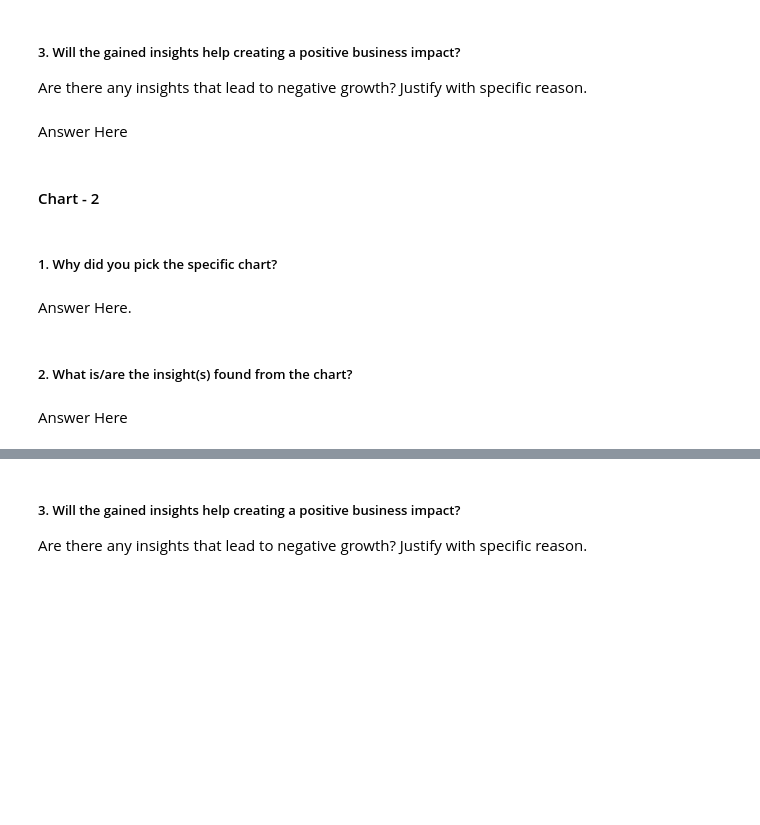
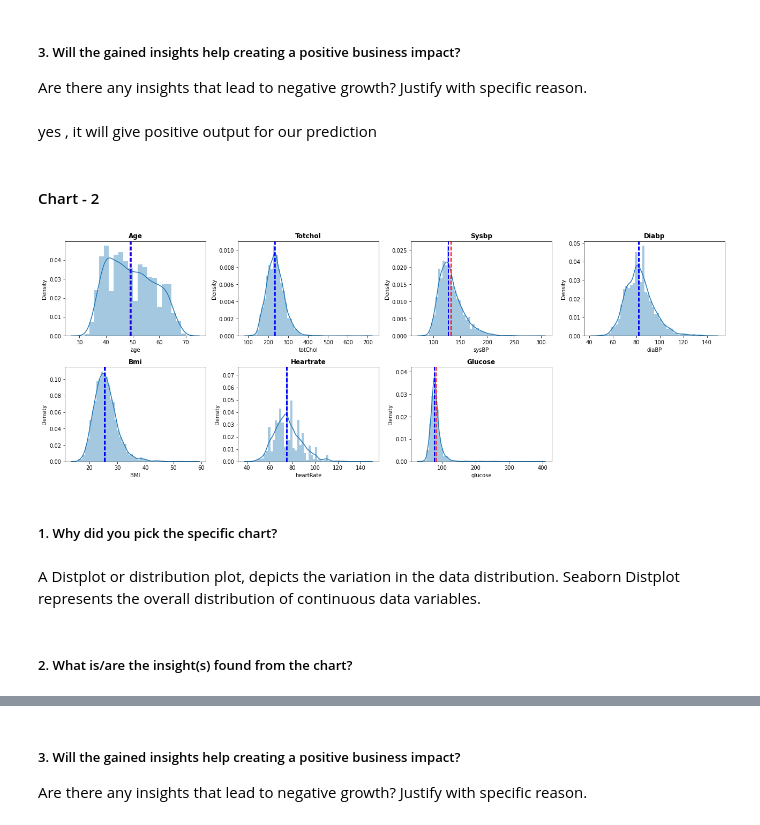
Before and after one commit to Sridharpadhy/Cardiovascular-Risk-Prediction, a Jupyter notebook: Sridhar_ML_Classification_Capstone_Project_Cardiovascular_Risk_Prediction_.ipynb, the cells around one changed output, grey strips where cells are left out. Drawn from its saved outputs; the diff is of its cells as text; code cells hidden in the pictures; blank space fills up the shorter version.

```diff
--- a/Sridhar_ML_Classification_Capstone_Project_Cardiovascular_Risk_Prediction_.ipynb
+++ b/Sridhar_ML_Classification_Capstone_Project_Cardiovascular_Risk_Prediction_.ipynb
@@ -179,2 +409,5 @@ for col in cardio_df.columns :
+# %%
+categorical_columns = ['education','cigsPerDay','sex','is_smoking','BPMeds','prevalentStroke','prevalentHyp','diabetes','TenYearCHD']
+numerical_columns = ['age','totChol','sysBP','diaBP','BMI','heartRate','glucose']
 # %% [markdown]
 ### What all manipulations have you done and insights you found?
@@ -197,7 +436,7 @@ Answer Here
 # %% [markdown]
 ##### 3. Will the gained insights help creating a positive business impact?
 Are there any insights that lead to negative growth? Justify with specific reason.
-# %% [markdown]
-Answer Here
+# %% [markdown]
+yes , it will give positive output for our prediction
 # %% [markdown]
 #### Chart - 2
@@ -206,8 +443,20 @@ Answer Here
+# %%
+# Chart - 2 visualization code
+#'Numerics feature distribution'
+plt.figure(figsize=(18,16))
+for n,column in enumerate(numerical_columns):
+  feature = cardio_df[column]
+  ax=plt.subplot(5, 4, n+1)
+  sns.distplot(feature)
+  ax.axvline(feature.mean(), color='red', linestyle='dashed', linewidth=2)
+  ax.axvline(feature.median(), color='blue', linestyle='dashed', linewidth=2)
+  plt.title(f'{column.title()}',weight='bold')
+  plt.tight_layout()
+# %% [output]
+[figure, added]
 # %% [markdown]
 ##### 1. Why did you pick the specific chart?
-# %% [markdown]
-Answer Here.
+# %% [markdown]
+A Distplot or distribution plot, depicts the variation in the data distribution. Seaborn Distplot represents the overall distribution of continuous data variables.
 # %% [markdown]
 ##### 2. What is/are the insight(s) found from the chart?
-# %% [markdown]
-Answer Here
```
Also changed, not shown: parts of 124 cells of this notebook.
